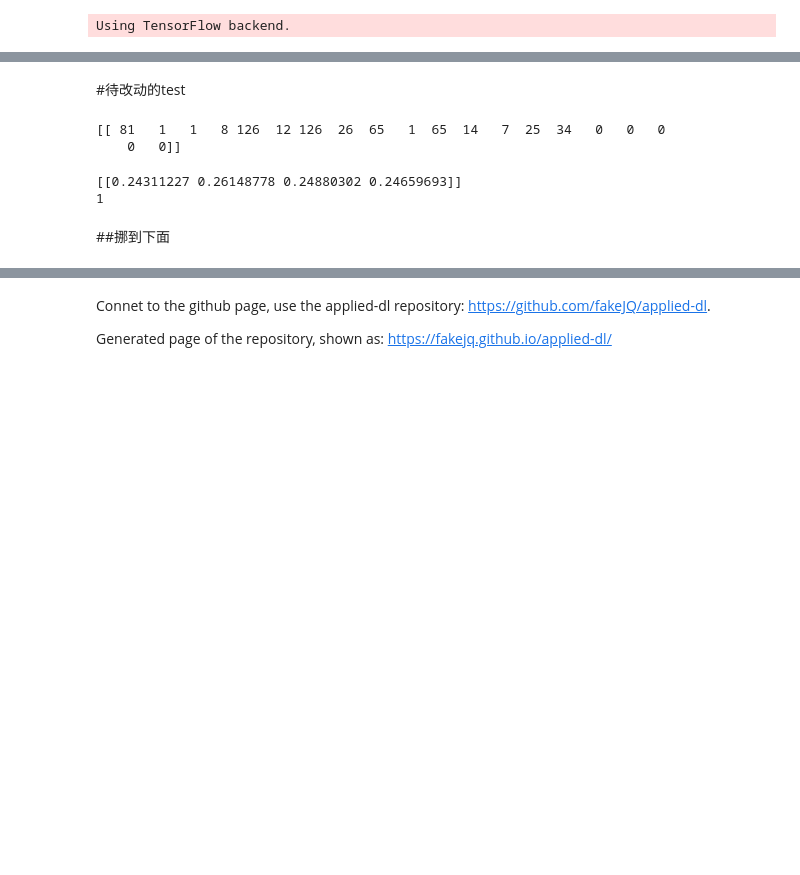
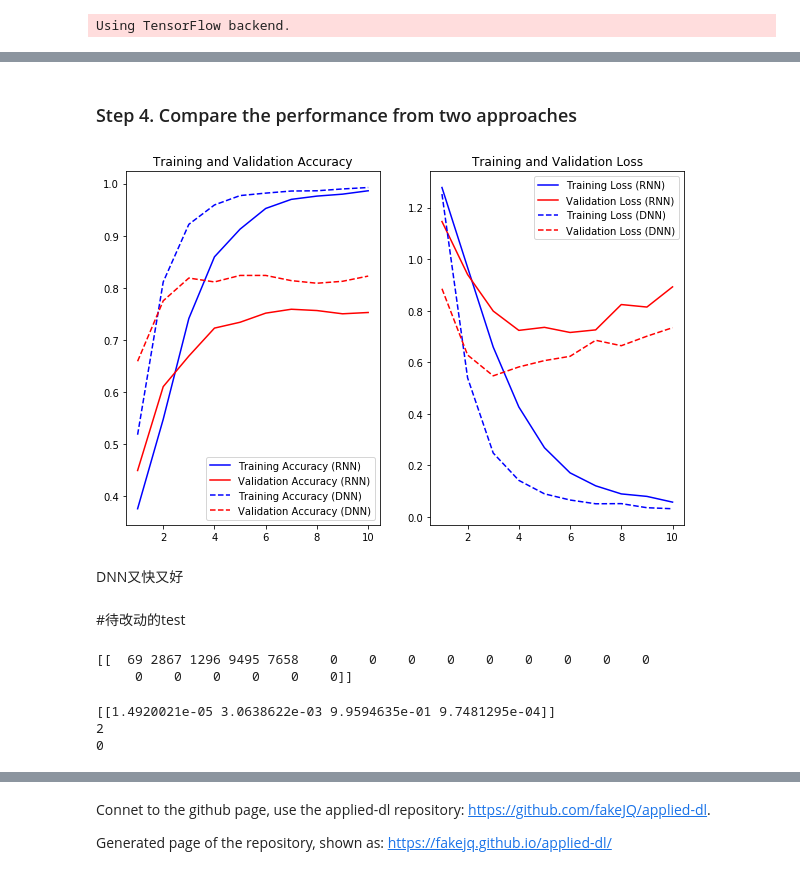
Before and after one commit to JingQian87/AppliedDL, a Jupyter notebook: HW/A4_jq2282.ipynb, the cells around one changed output, grey strips where cells are left out. Cells and saved outputs as stored; diff of their text form; code cells hidden in the pictures; blank space fills up the shorter version.

```diff
--- a/HW/A4_jq2282.ipynb
+++ b/HW/A4_jq2282.ipynb
@@ -91,10 +91,12 @@ embedding_size = 8
 n_classes = 4
 epochs = 10
 import tensorflow as tf
+import keras
 
 model = tf.keras.Sequential()
 model.add(tf.keras.layers.Embedding(num_words, embedding_size, input_shape=(max_len,)))
-model.add(tf.keras.layers.Flatten())
+model.add(tf.keras.layers.LSTM(16, return_sequences=True))
+model.add(tf.keras.layers.LSTM(16))
 model.add(tf.keras.layers.Dense(4, activation='softmax'))
 model.compile('adam', 'sparse_categorical_crossentropy', metrics=['accuracy'])
 model.summary()
@@ -116,7 +118,7 @@ Trainable params: 80,644
 Non-trainable params: 0
 _________________________________________________________________
 # %%
-history = model.fit(x_train, y_train, validation_data=(x_val, y_val), epochs=10)
+history1 = model.fit(x_train, y_train, validation_data=(x_val, y_val), epochs=10)
 # %% [output]
 Train on 4000 samples, validate on 800 samples
 Epoch 1/10
@@ -137,0 +142,9 @@ Epoch 10/10
+# %%
+model2 = tf.keras.Sequential()
+model2.add(tf.keras.layers.Embedding(num_words, embedding_size, input_shape=(max_len,)))
+model2.add(tf.keras.layers.Flatten())
+model2.add(tf.keras.layers.Dense(256, activation='relu'))
+model2.add(tf.keras.layers.Dense(128, activation='relu'))
+model2.add(tf.keras.layers.Dense(4, activation='softmax'))
+model2.compile('adam', 'sparse_categorical_crossentropy', metrics=['accuracy'])
+model2.summary()
@@ -137,0 +170,2 @@ Epoch 10/10
+# %%
+history2 = model2.fit(x_train, y_train, validation_data=(x_val, y_val), epochs=10)
@@ -138,20 +190,58 @@ Epoch 10/10
+# %% [markdown]
+### Step 4. Compare the performance from two approaches
+# %%
+import matplotlib.pyplot as plt
+acc1 = history1.history['acc']
+val_acc1 = history1.history['val_acc']
+acc2 = history2.history['acc']
+val_acc2 = history2.history['val_acc']
+
+loss1 = history1.history['loss']
+val_loss1 = history1.history['val_loss']
+loss2 = history2.history['loss']
+val_loss2 = history2.history['val_loss']
+
+epochs_range = range(1, 11)
+
+plt.figure(figsize=(10, 6.5))
+plt.subplot(1, 2, 1)
+plt.plot(epochs_range, acc1, 'b-', label='Training Accuracy (RNN)')
+plt.plot(epochs_range, val_acc1, 'r-', label='Validation Accuracy (RNN)')
+plt.plot(epochs_range, acc2, 'b--', label='Training Accuracy (DNN)')
+plt.plot(epochs_range, val_acc2, 'r--', label='Validation Accuracy (DNN)')
+plt.legend(loc='lower right')
+plt.title('Training and Validation Accuracy')
+
+plt.subplot(1, 2, 2)
+plt.plot(epochs_range, loss1, 'b-', label='Training Loss (RNN)')
+plt.plot(epochs_range, val_loss1, 'r-', label='Validation Loss (RNN)')
+plt.plot(epochs_range, loss2, 'b--', label='Training Loss (DNN)')
+plt.plot(epochs_range, val_loss2, 'r--', label='Validation Loss (DNN)')
+plt.legend(loc='upper right')
+plt.title('Training and Validation Loss')
+plt.show()
+# %% [output]
+[figure, added]
+# %% [markdown]
+DNN又快又好
 # %% [markdown]
 #待改动的test
 # %%
-test_example = paradise[1200]
-x_test = t.texts_to_sequences([test_example])
+x_test = ' '.join(x_testall[89])
+x_test = t.texts_to_sequences(x_test)
+x_test=[sum(x_test,[])]
 x_test = pad_sequences(x_test, maxlen=max_len, padding='post')
 print(x_test)
 # %% [output]
-[[ 81   1   1   8 126  12 126  26  65   1  65  14   7  25  34   0   0   0
-    0   0]]
+[[  69 2867 1296 9495 7658    0    0    0    0    0    0    0    0    0
+     0    0    0    0    0    0]]
 # %%
-preds = model.predict(x_test)
+preds = model2.predict(x_test)
 print(preds)
 import numpy as np
 print(np.argmax(preds))
+print(y_testall[89])
 # %% [output]
-[[0.24311227 0.26148778 0.24880302 0.24659693]]
-1
+[[1.4920021e-05 3.0638622e-03 9.9594635e-01 9.7481295e-04]]
+2
+0
-# %% [markdown]
-##挪到下面
```
Also changed, not shown: parts of 20 cells of this notebook.
